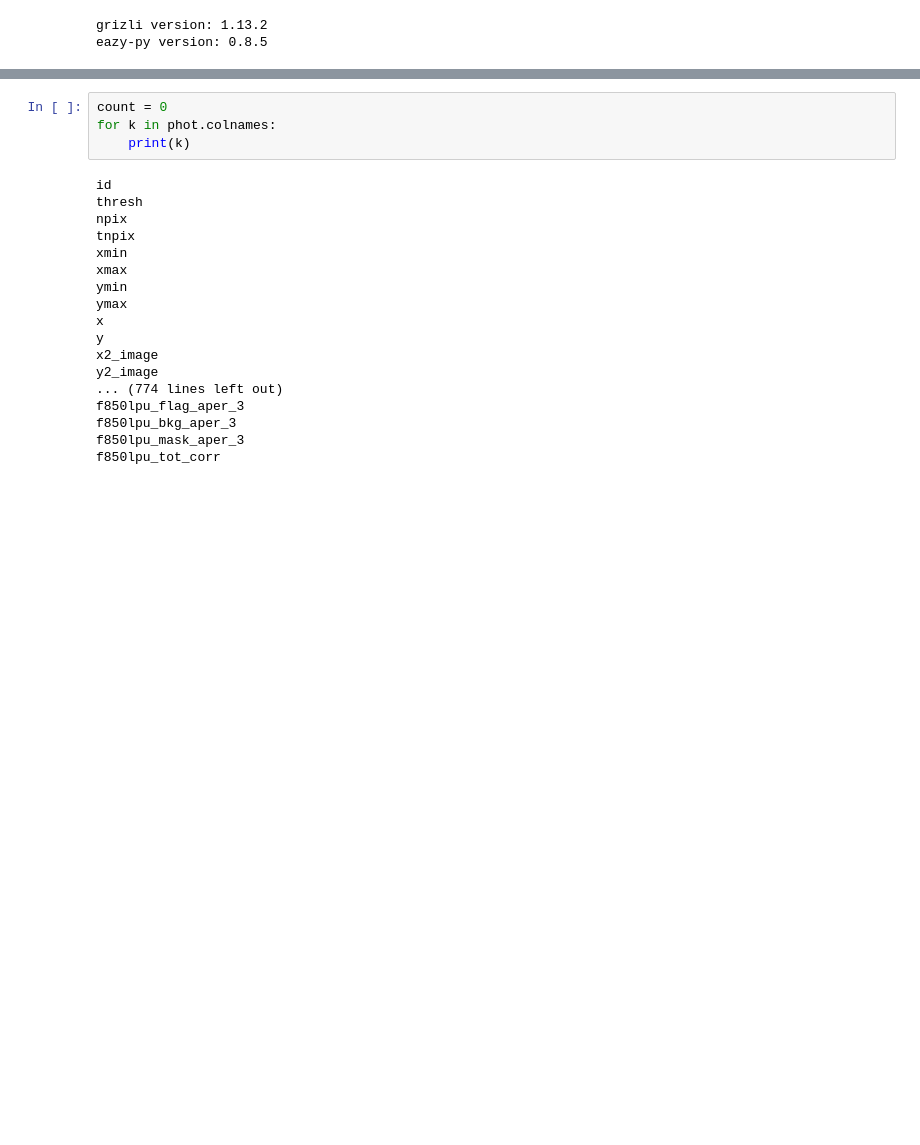
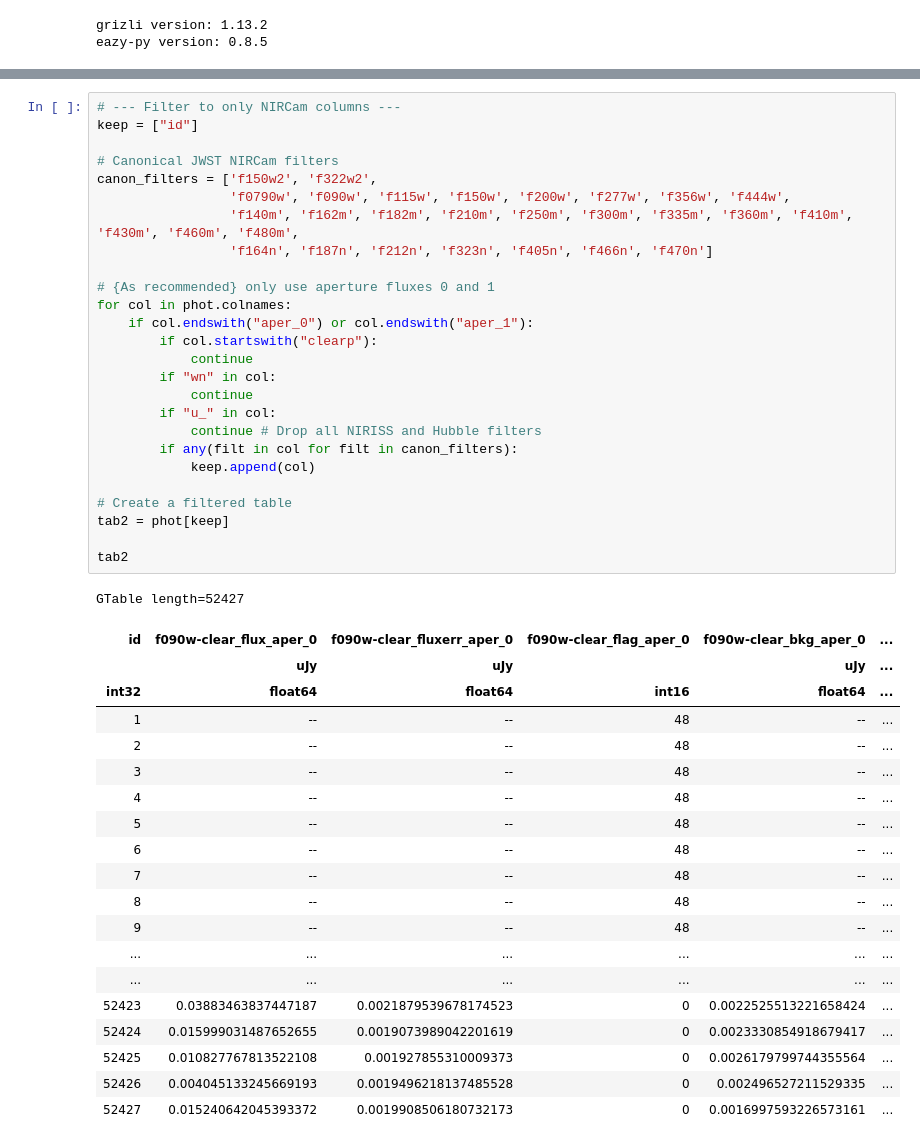
Before and after one commit to sfremy/my-eazy-jwst, a Jupyter notebook: scripts/z_visualization.ipynb, the cells around one changed output, grey strips where cells are left out. Cells and saved outputs as stored; diff of their text form; blank space fills up the shorter version.

Commit message:
nircam throughputs + catalog filtration

```diff
--- a/scripts/z_visualization.ipynb
+++ b/scripts/z_visualization.ipynb
@@ -131,25 +134,50 @@ GTable length=52427
 | 52426 | 0.015498306602239609 | 16 | 12 | 6092 | 6096 | 13848 | 13852 | 6094.019519435862 | 13849.9176747232 | 1.6157432824724047 | 1.1105597600178512 | ... |
 | 52427 | 1.500000098129063e+30 | 36 | 0 | 6069 | 6076 | 13902 | 13910 | 6071.575644369514 | 13906.644943672325 | 2.3370166424201546 | 3.480280932524927 | ... |
 # %%
-count = 0
-for k in phot.colnames:
-    print(k)
+# --- Filter to only NIRCam columns ---
+keep = ["id"]
+
+# Canonical JWST NIRCam filters
+canon_filters = ['f150w2', 'f322w2',
+                 'f0790w', 'f090w', 'f115w', 'f150w', 'f200w', 'f277w', 'f356w', 'f444w',
+                 'f140m', 'f162m', 'f182m', 'f210m', 'f250m', 'f300m', 'f335m', 'f360m', 'f410m', 'f430m', 'f460m', 'f480m',
+                 'f164n', 'f187n', 'f212n', 'f323n', 'f405n', 'f466n', 'f470n']
+
+# {As recommended} only use aperture fluxes 0 and 1
+for col in phot.colnames:
+    if col.endswith("aper_0") or col.endswith("aper_1"):
+        if col.startswith("clearp"):
+            continue
+        if "wn" in col:
+            continue
+        if "u_" in col:
+            continue # Drop all NIRISS and Hubble filters
+        if any(filt in col for filt in canon_filters):
+            keep.append(col)
+
+# Create a filtered table
+tab2 = phot[keep]
+
+tab2
 # %% [output]
-id
-thresh
-npix
-tnpix
-xmin
-xmax
-ymin
-ymax
-x
-y
-x2_image
-y2_image
-... (774 lines left out)
-f850lpu_flag_aper_3
-f850lpu_bkg_aper_3
-f850lpu_mask_aper_3
-f850lpu_tot_corr
+GTable length=52427
+| id | f090w-clear_flux_aper_0 | f090w-clear_fluxerr_aper_0 | f090w-clear_flag_aper_0 | f090w-clear_bkg_aper_0 | ... |
+|  | uJy | uJy |  | uJy | ... |
+| int32 | float64 | float64 | int16 | float64 | ... |
+| 1 | -- | -- | 48 | -- | ... |
+| 2 | -- | -- | 48 | -- | ... |
+| 3 | -- | -- | 48 | -- | ... |
+| 4 | -- | -- | 48 | -- | ... |
+| 5 | -- | -- | 48 | -- | ... |
+| 6 | -- | -- | 48 | -- | ... |
+| 7 | -- | -- | 48 | -- | ... |
+| 8 | -- | -- | 48 | -- | ... |
+| 9 | -- | -- | 48 | -- | ... |
+| ... | ... | ... | ... | ... | ... |
+| ... | ... | ... | ... | ... | ... |
+| 52423 | 0.03883463837447187 | 0.0021879539678174523 | 0 | 0.0022525513221658424 | ... |
+| 52424 | 0.015999031487652655 | 0.0019073989042201619 | 0 | 0.0023330854918679417 | ... |
+| 52425 | 0.010827767813522108 | 0.001927855310009373 | 0 | 0.0026179799744355564 | ... |
+| 52426 | 0.004045133245669193 | 0.0019496218137485528 | 0 | 0.002496527211529335 | ... |
+| 52427 | 0.015240642045393372 | 0.0019908506180732173 | 0 | 0.0016997593226573161 | ... |
 # %%
```
Also changed, not shown: parts of 9 cells of this notebook, 31 other files.
